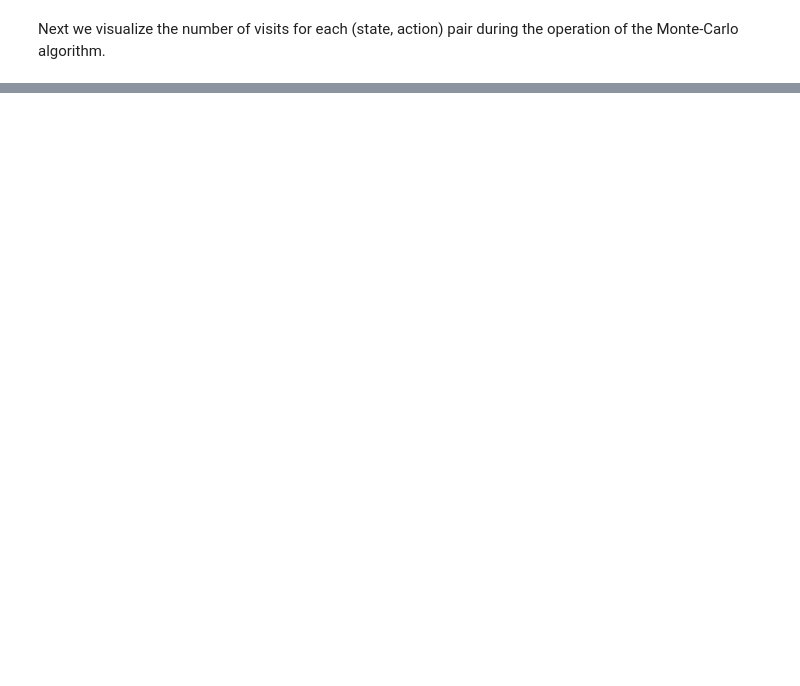
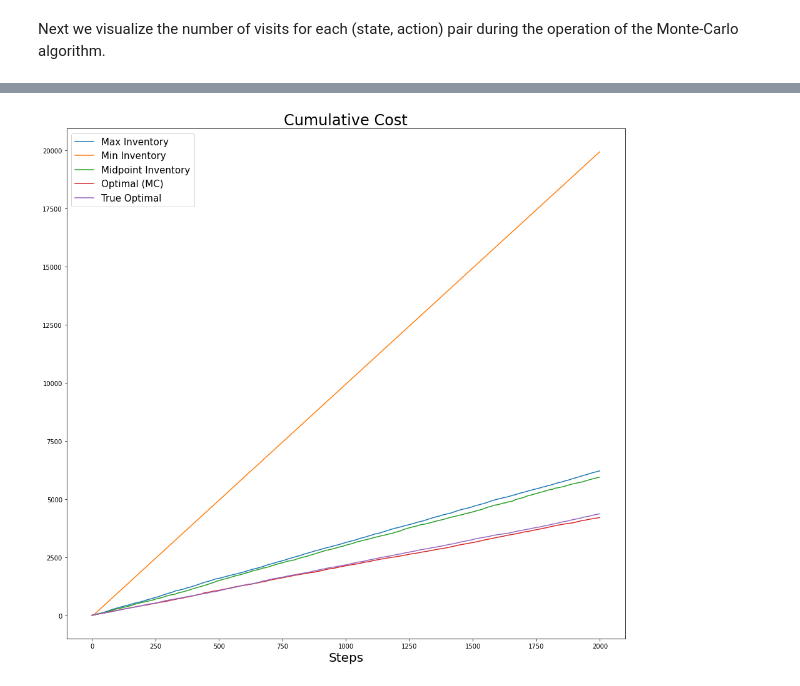
Before and after one commit to LearnableLoopAI/portfolio2, a Jupyter notebook: _notebooks/2022-07-20-InventoryManagement9_PORT.ipynb, the cells around one changed output, grey strips where cells are left out. Saved outputs shown, nothing was run; the diff lists cells and outputs as text; code cells hidden in the pictures; blank space fills up the shorter version.

```diff
--- a/_notebooks/2022-07-20-InventoryManagement9_PORT.ipynb
+++ b/_notebooks/2022-07-20-InventoryManagement9_PORT.ipynb
@@ -607,0 +876,10 @@ axs.legend(fontsize=15);
+# %%
+fig,axs = plt.subplots(figsize=(16,15))
+axs.set_xlabel('Steps', fontsize=20)
+axs.set_title(f'Cumulative Cost', fontsize=24)
+for i,cum_r in enumerate(plot_list):
+  axs.plot(-cum_r, label=label_list[i])
+# axs.set_ylim([0, 5000])
+axs.legend(fontsize=15);
+# %% [output]
+[figure, added]
```
Also changed, not shown: parts of 84 cells of this notebook.
